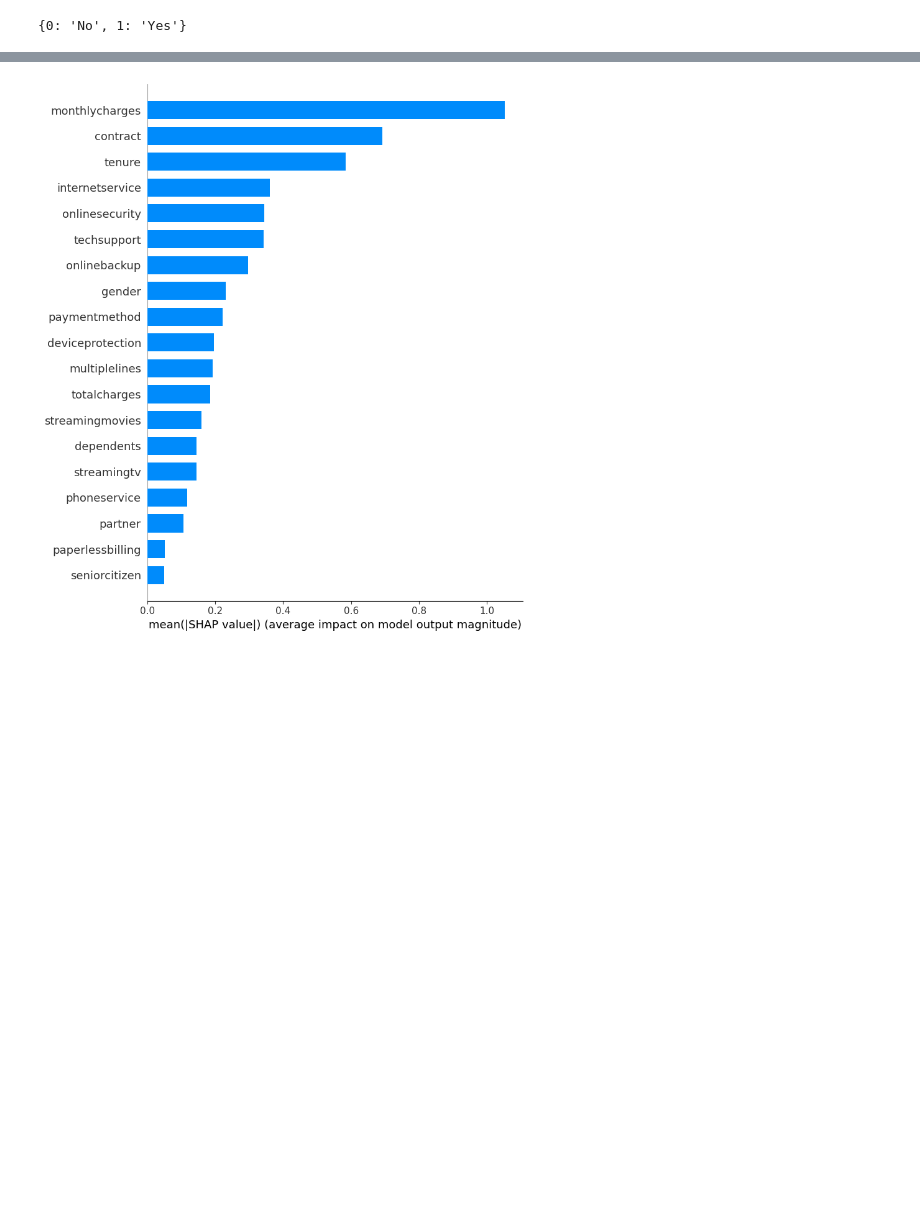
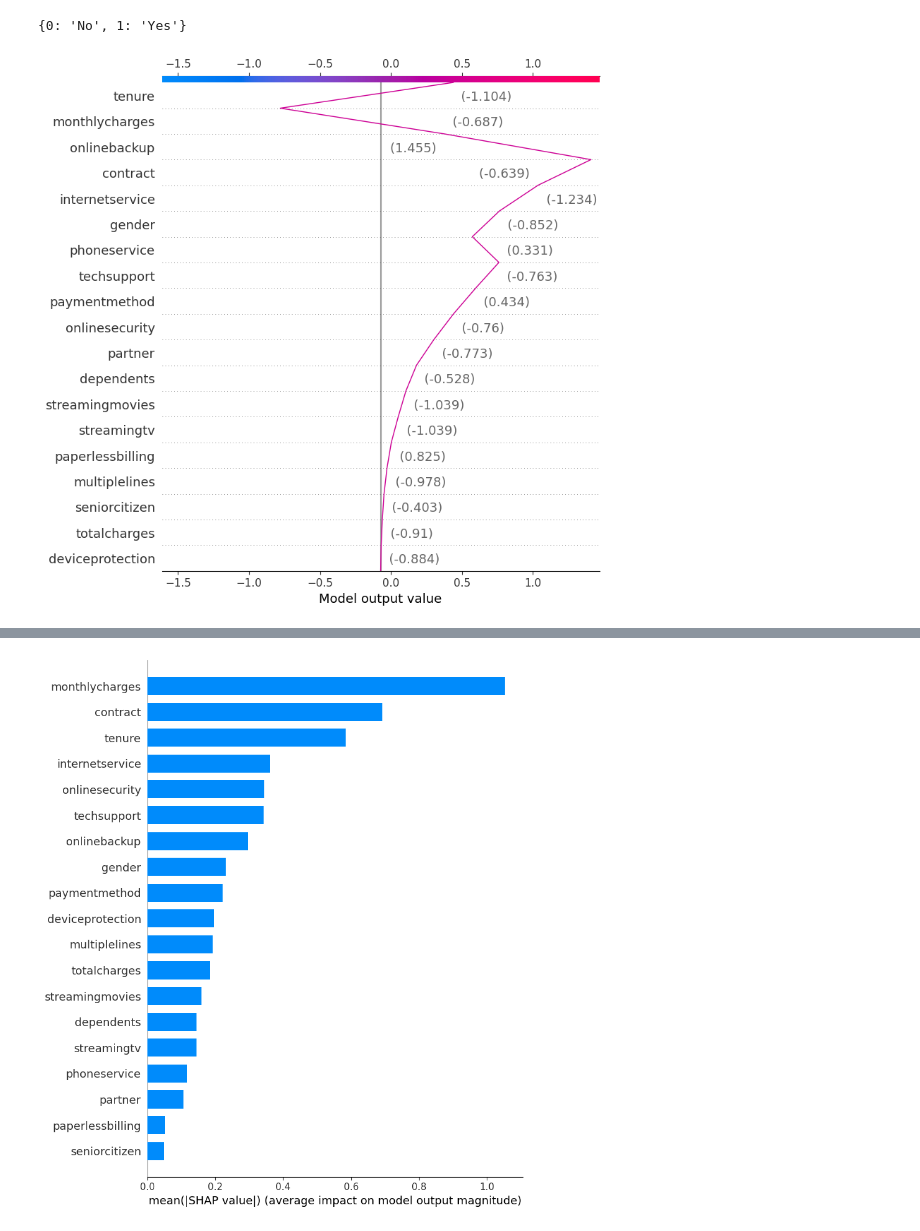
Before and after one commit to akatelync/machine-learning2, a Jupyter notebook: machine-learning2/notebooks/interpretability/hw3.ipynb, the cells around one changed output, grey strips where cells are left out. Saved outputs shown, nothing was run; the diff lists cells and outputs as text; code cells hidden in the pictures; blank space fills up the shorter version.

Commit message:
added more shap plots

```diff
--- a/machine-learning2/notebooks/interpretability/hw3.ipynb
+++ b/machine-learning2/notebooks/interpretability/hw3.ipynb
@@ -183,3 +183,7 @@ shap_values = explainer(X_train_scaled_cols)
 label_encoders["dependents"]
 # %% [output]
 {0: 'No', 1: 'Yes'}
+# %%
+shap.decision_plot(explainer.expected_value, shap_values.values[0], X_train_scaled_cols.iloc[0], link='identity', show=True)
+# %% [output]
+[figure, added]
```
Also changed, not shown: parts of 2 cells of this notebook.
